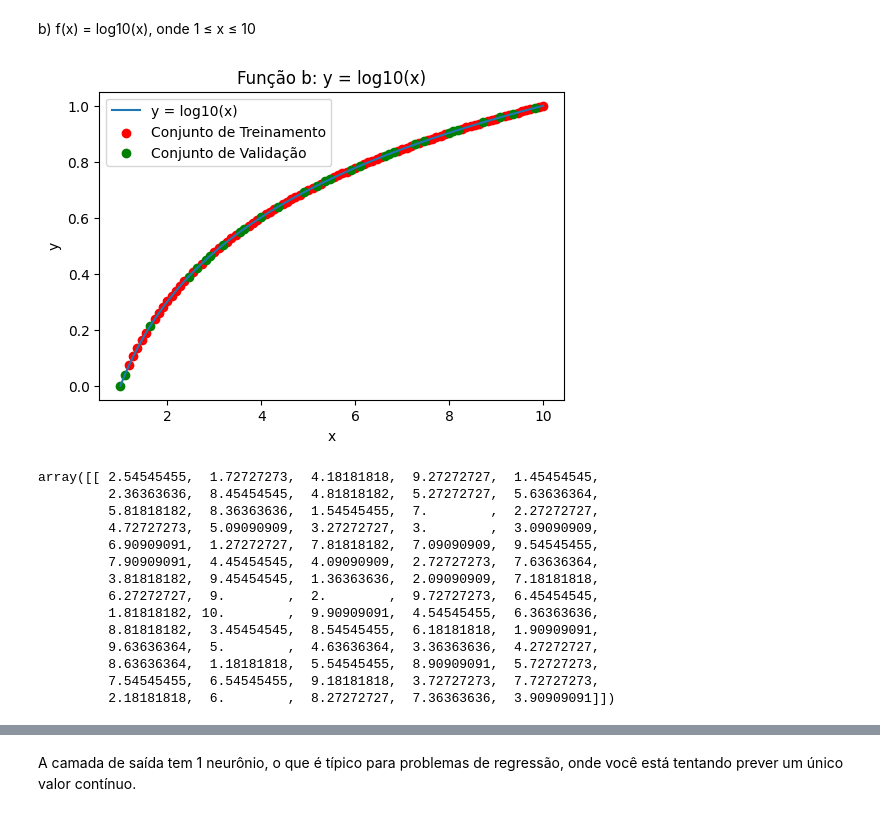
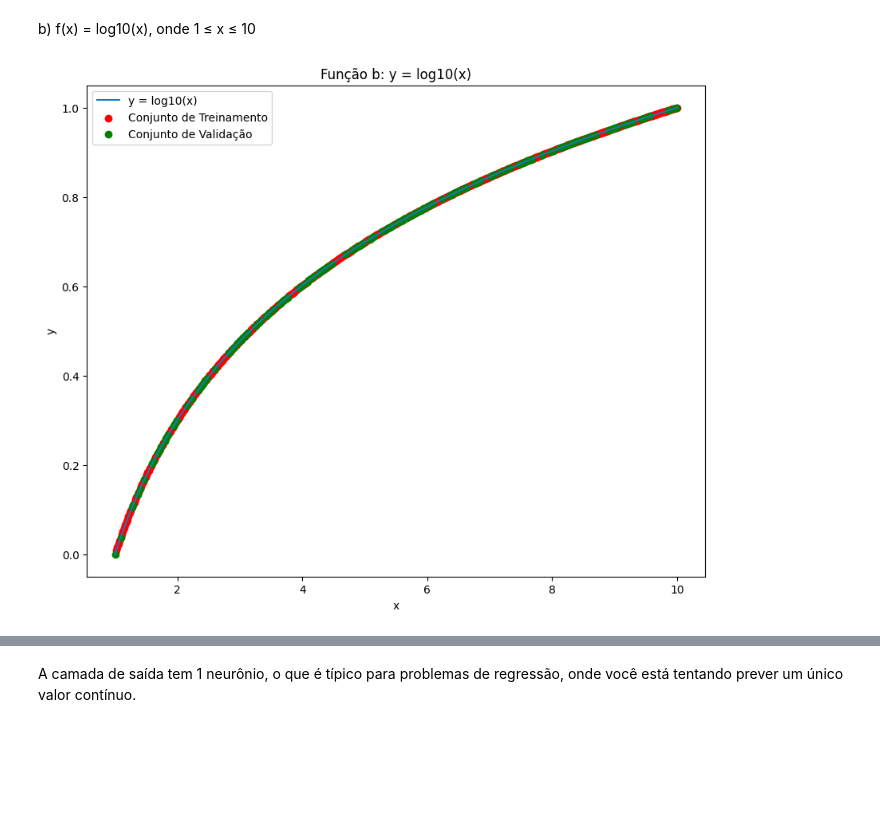
Before and after one commit to ArthurrCr/DEEP-LEARNING, a Jupyter notebook: [DL] 1A Lista_.ipynb, the cells around one changed output, grey strips where cells are left out. Drawn from its saved outputs; the diff is of its cells as text; code cells hidden in the pictures; blank space fills up the shorter version.

```diff
--- a/[DL] 1A Lista_.ipynb
+++ b/[DL] 1A Lista_.ipynb
@@ -434,7 +442,7 @@ def function_b(x):
     return np.log10(x)
 
 # Gerar amostras para x (100 amostras uniformemente espaçadas entre 1 e 10)
-x_samples_b = np.linspace(1, 10, 100)
+x_samples_b = np.linspace(1, 10, 500) # 100 amostras uniformemente espaçadas entre 1 e 10
 y_samples_b = function_b(x_samples_b)
 
 # Dividindo as amostras em conjuntos de treinamento (70%) e validação (30%)
@@ -449,31 +457,14 @@ x_val_b = x_samples_b[val_indices_b].reshape(1, -1)
 y_val_b = y_samples_b[val_indices_b].reshape(1, -1)
 # %%
 # plotar a função b
-plt.figure(figsize=(6, 4))
+plt.figure(figsize=(10, 8))
 plt.plot(x_samples_b, y_samples_b, label='y = log10(x)')
 plt.scatter(x_train_b, y_train_b, color='r', label='Conjunto de Treinamento')
 plt.scatter(x_val_b, y_val_b, color='g', label='Conjunto de Validação')
 plt.title('Função b: y = log10(x)')
 plt.xlabel('x')
 plt.ylabel('y')
 plt.legend()
 plt.show()
 # %% [output]
-[figure, old version]
+[figure, new version]
-# %%
-x_train_b
-# %% [output]
-array([[ 2.54545455,  1.72727273,  4.18181818,  9.27272727,  1.45454545,
-         2.36363636,  8.45454545,  4.81818182,  5.27272727,  5.63636364,
-         5.81818182,  8.36363636,  1.54545455,  7.        ,  2.27272727,
-         4.72727273,  5.09090909,  3.27272727,  3.        ,  3.09090909,
-         6.90909091,  1.27272727,  7.81818182,  7.09090909,  9.54545455,
-         7.90909091,  4.45454545,  4.09090909,  2.72727273,  7.63636364,
-         3.81818182,  9.45454545,  1.36363636,  2.09090909,  7.18181818,
-         6.27272727,  9.        ,  2.        ,  9.72727273,  6.45454545,
-         1.81818182, 10.        ,  9.90909091,  4.54545455,  6.36363636,
-         8.81818182,  3.45454545,  8.54545455,  6.18181818,  1.90909091,
-         9.63636364,  5.        ,  4.63636364,  3.36363636,  4.27272727,
-         8.63636364,  1.18181818,  5.54545455,  8.90909091,  5.72727273,
-         7.54545455,  6.54545455,  9.18181818,  3.72727273,  7.72727273,
-         2.18181818,  6.        ,  8.27272727,  7.36363636,  3.90909091]])
```
Also changed, not shown: parts of 21 cells of this notebook.
